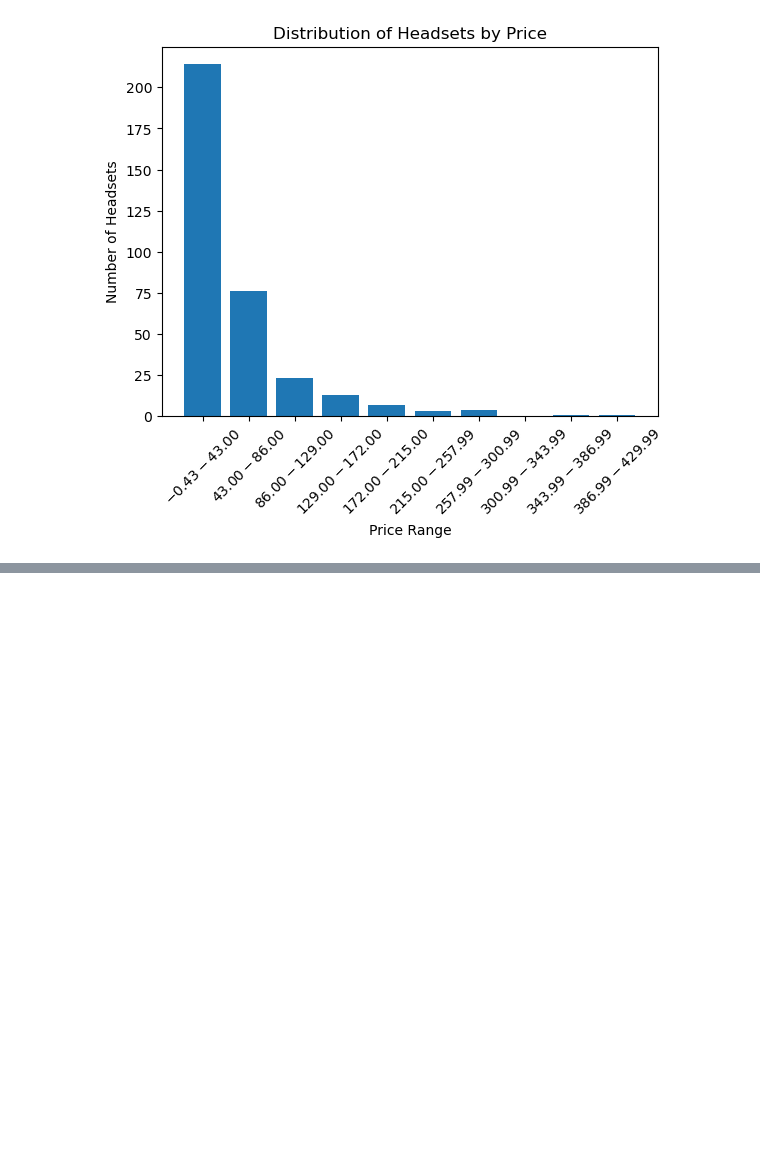
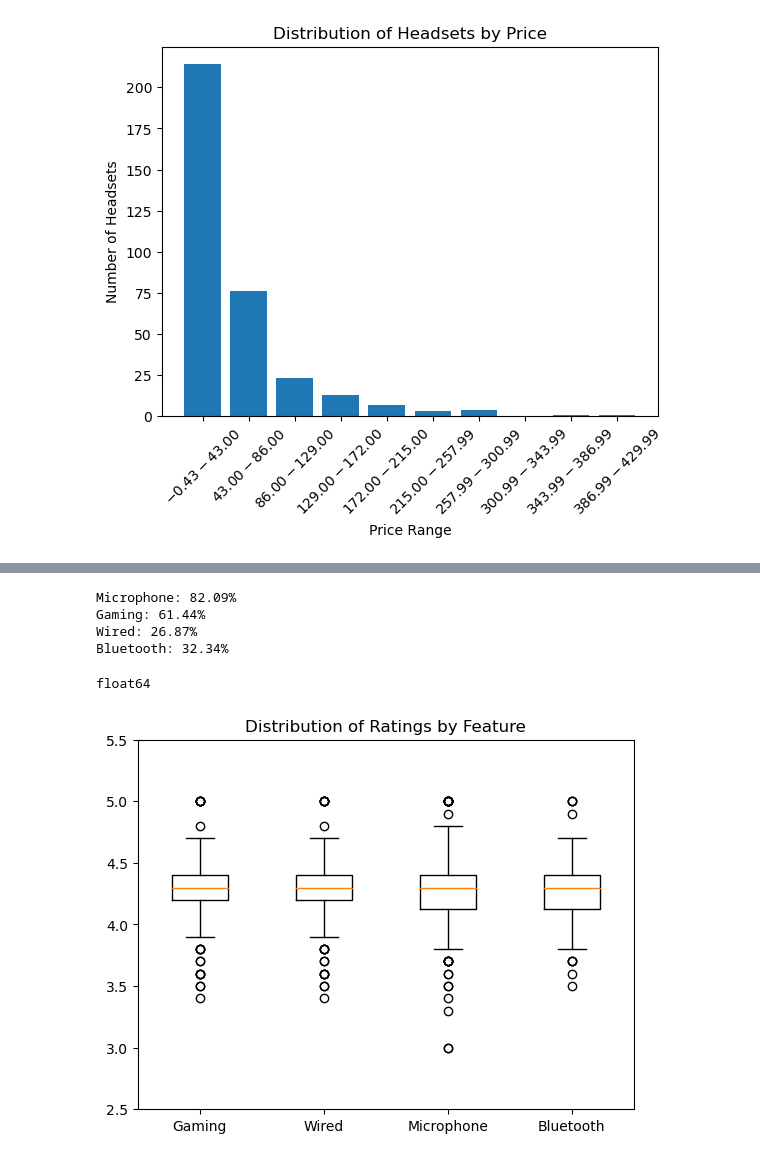
Before and after one commit to sinlesscoder/Data_Analysis_Portfolio, a Jupyter notebook: Amazon Selenium.ipynb, the cells around one changed output, grey strips where cells are left out. Saved outputs shown, nothing was run; the diff lists cells and outputs as text; code cells hidden in the pictures; blank space fills up the shorter version.

```diff
--- a/Amazon Selenium.ipynb
+++ b/Amazon Selenium.ipynb
@@ -271,0 +299,6 @@ plt.show()
+# %%
+# Creating a new column with 1 if the name contains certain word and 0 if not
+df['Gaming'] = df['Name'].str.contains('gaming|xbox|ps4|ps5|switch|nintendo', case=False).astype(int)
+df['Wired'] = df['Name'].str.contains('wired', case=False).astype(int)
+df['Microphone'] = df['Name'].str.contains('mic|microphone', case=False).astype(int)
+df['Bluetooth'] = df['Name'].str.contains('bluetooth|wireless', case=False).astype(int)
@@ -271,0 +321,70 @@ plt.show()
+# %%
+microphone_percent = df['Microphone'].mean() * 100
+gaming_percent = df['Gaming'].mean() * 100
+wired_percent = df['Wired'].mean() * 100
+bluetooth_percent = df['Bluetooth'].mean() * 100
+
+print(f"Microphone: {microphone_percent:.2f}%")
+print(f"Gaming: {gaming_percent:.2f}%")
+print(f"Wired: {wired_percent:.2f}%")
+print(f"Bluetooth: {bluetooth_percent:.2f}%")
+# %% [output]
+Microphone: 82.09%
+Gaming: 61.44%
+Wired: 26.87%
+Bluetooth: 32.34%
+# %%
+# filtering data where gaming column is equal to 1
+gaming_df = df[df['Gaming'] == 1]
+
+# extracting an array of rating numbers
+gaming_array = gaming_df['Rating'].values
+gaming_array = gaming_array.astype(float)
+
+# filtering data where gaming column is equal to 1
+wired_df = df[df['Wired'] == 1]
+
+# extracting an array of rating numbers
+wired_array = gaming_df['Rating'].values
+wired_array = wired_array.astype(float)
+
+# filtering data where gaming column is equal to 1
+microphone_df = df[df['Microphone'] == 1]
+
+# extracting an array of rating numbers
+microphone_array = microphone_df['Rating'].values
+microphone_array = microphone_array.astype(float)
+
+# filtering data where bluetooth column is equal to 1
+bluetooth_df = df[df['Bluetooth'] == 1]
+
+# extracting an array of rating numbers
+bluetooth_array = bluetooth_df['Rating'].values
+bluetooth_array = bluetooth_array.astype(float)
+
+print(gaming_array.dtype)
+# %% [output]
+float64
+# %%
+# Create a list of the four arrays to be plotted
+data = [gaming_array, wired_array, microphone_array, bluetooth_array]
+
+# Create a figure and axis object
+fig, ax = plt.subplots()
+
+# Create a boxplot for each array
+ax.boxplot(data)
+
+# Set the y-axis range
+ax.set_ylim([2.5, 5.5])
+
+# Add labels to the x-axis
+ax.set_xticklabels(['Gaming', 'Wired', 'Microphone', 'Bluetooth'])
+
+# Add a title to the plot
+plt.title('Distribution of Ratings by Feature')
+
+# Display the plot
+plt.show()
+# %% [output]
+[figure, added]
```
Also changed, not shown: parts of 8 cells of this notebook.
